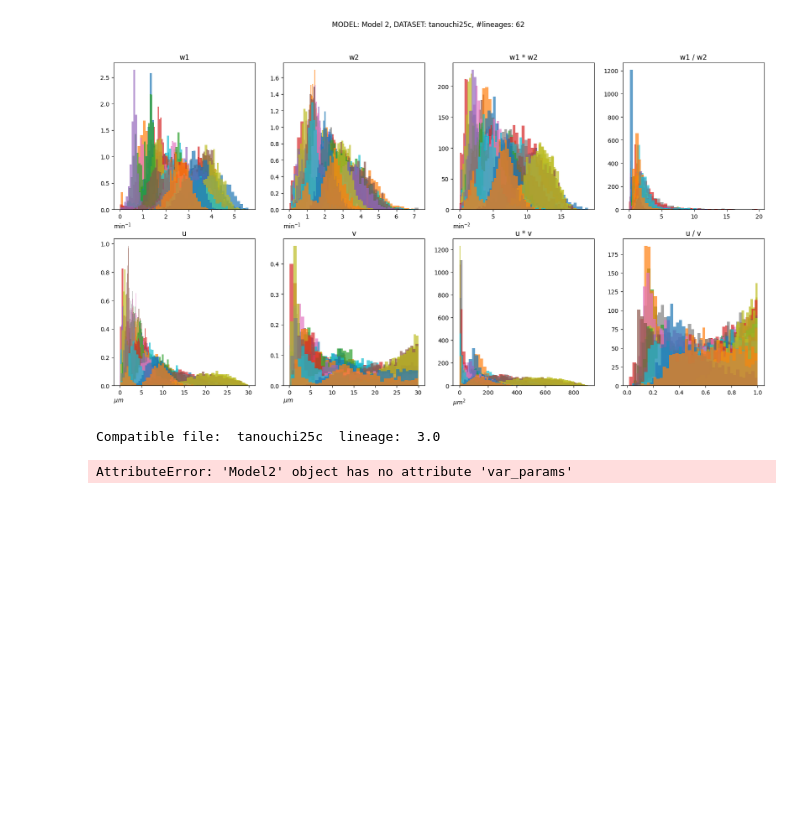
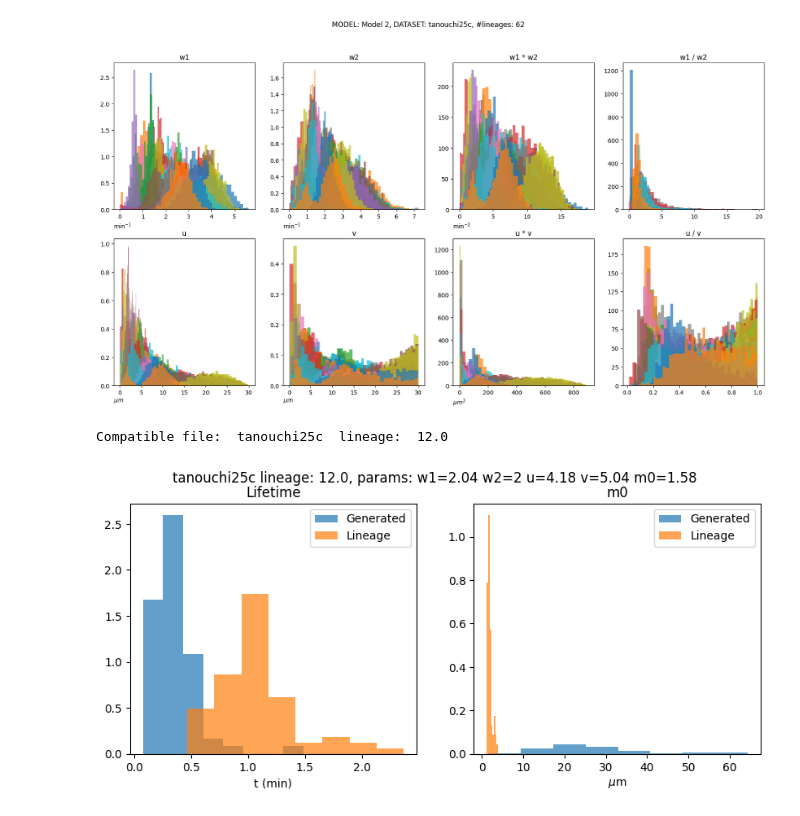
Before and after one commit to EmanueleSarte/microbial_growth, a Jupyter notebook: project_model2.ipynb, the cells around one changed output. Saved outputs shown, nothing was run; the diff lists cells and outputs as text; code cells hidden in the pictures; blank space fills up the shorter version.

Commit message:
update readme and continue model2

```diff
--- a/project_model2.ipynb
+++ b/project_model2.ipynb
@@ -304,47 +305,52 @@ Text(0.5, 1.0, 'u / v')
 # %%
 FOLDER_PATH = "./results/"
 RUN_ID = "607015"
-lineages = []
+lineages = [12]
 dataset_results_dict = read_files(FOLDER_PATH, df_name="tan", run_id=RUN_ID,lineages=lineages)
 
-ROWS, COLS = 2, 2
+ROWS, COLS = 1, 2
 
 for i, (_, data) in enumerate(dataset_results_dict.items()):
     df_name, lin_id = data["dataset"], data["lineage_id"]
-    if int(lin_id) not in [1, 2, 3] or not df_name.startswith("tan"):
-        continue
+    # if int(lin_id) not in [1, 2, 3] or not df_name.startswith("tan"):
+    #     continue
 
     print("Compatible file: ", df_name, " lineage: ", lin_id)
     labels, flat_samples = data["labels"], data["flat_samples"]
     results, truths = data["result_dict"], data["truths"]
     data_length = data["data_length"]
     spans = data["data"][0]
-    m0 = data['data'][0]
+    m0 = data['data'][1]
 
-    params = {'w1':results['w1'][0], "w2":results["w2"][0], "u":results["u"][0], "v":results["v"][0]}
+    params = {'m0':m0[0], 'w1':results['w1'][0], "w2":results["w2"][0], "u":results["u"][0], "v":results["v"][0]}
     model_test = Model2(**params)
     params_txt = model_test.get_params_str()
 
     evolver_test = Evolver(model_test)
     evolver_test.evolve(n_div=data_length)
 
-    fig, axs = plt.subplots(ROWS, COLS, figsize=(COLS * 4, ROWS * 4))
+    fig, axs = plt.subplots(ROWS, COLS, figsize=(COLS * 5, ROWS * 4))
 
     model_data = [evolver_test.spans]
     for i in range(evolver_test.params.shape[1]): # the order is defined in the __init__ method of the model
         model_data.append(evolver_test.params[:, i])
 
     params_labels = ["Lifetime"] + model_test.var_params_label
     for j, value in enumerate(data["data"]):
         nbins = int(np.sqrt(len(model_data[j])))
 
-        index = (j // COLS, j % COLS)
+        # index = (j // COLS, j % COLS)
+        index = j
         axs[index].hist(model_data[j], label="Generated", density=True, alpha=0.7, bins=nbins)
         axs[index].hist(value, label="Lineage", density=True, alpha=0.7, bins=nbins)
         axs[index].set_title(params_labels[j])
+        if index == 0:
+            axs[index].set_xlabel('t (min)')
+        elif index == 1:
+            axs[index].set_xlabel('$\mu$m')
         axs[index].legend()
 
-    fig.suptitle(f"{DF_NAME} lineage: {lin_id}, params: {params_txt}", wrap=True)
+    fig.suptitle(f"{df_name} lineage: {lin_id}, params: {params_txt}", wrap=True)
 # %% [output]
-Compatible file:  tanouchi25c  lineage:  3.0
+Compatible file:  tanouchi25c  lineage:  12.0
-AttributeError: 'Model2' object has no attribute 'var_params'
+[figure, added]
```
Also changed, not shown: parts of 3 cells of this notebook, 5 other files.
